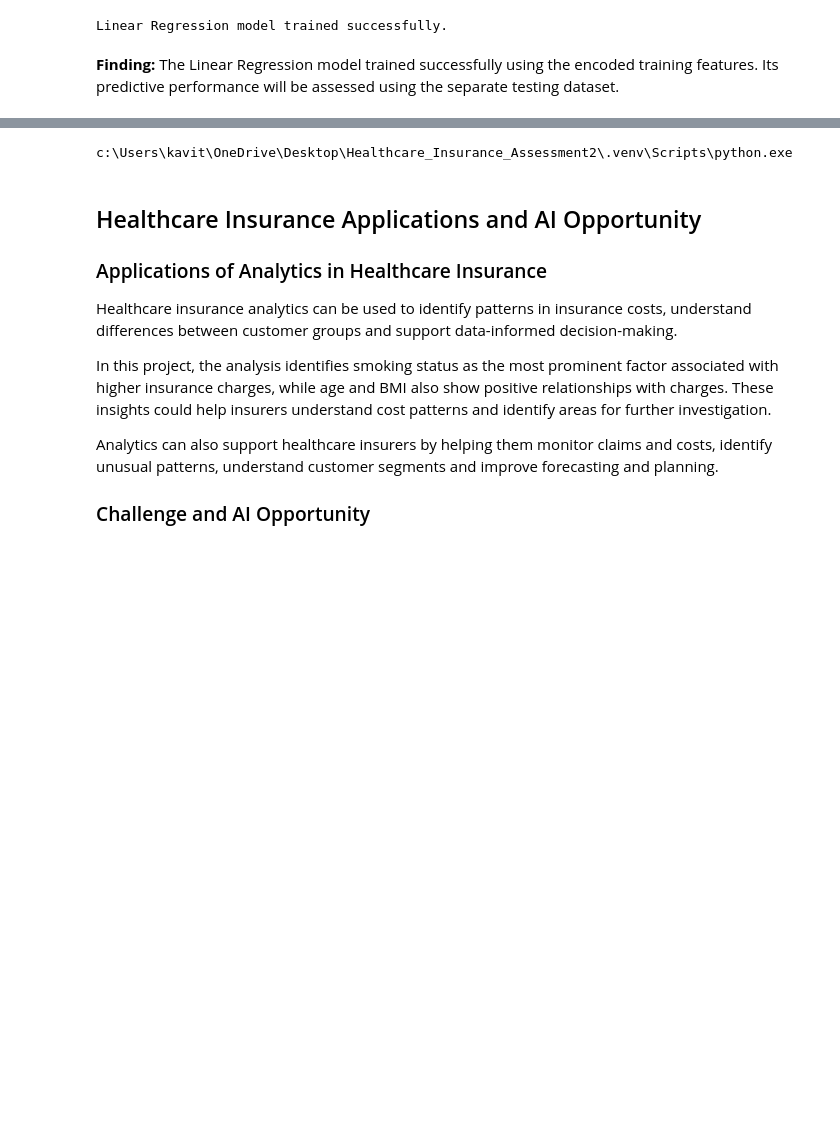
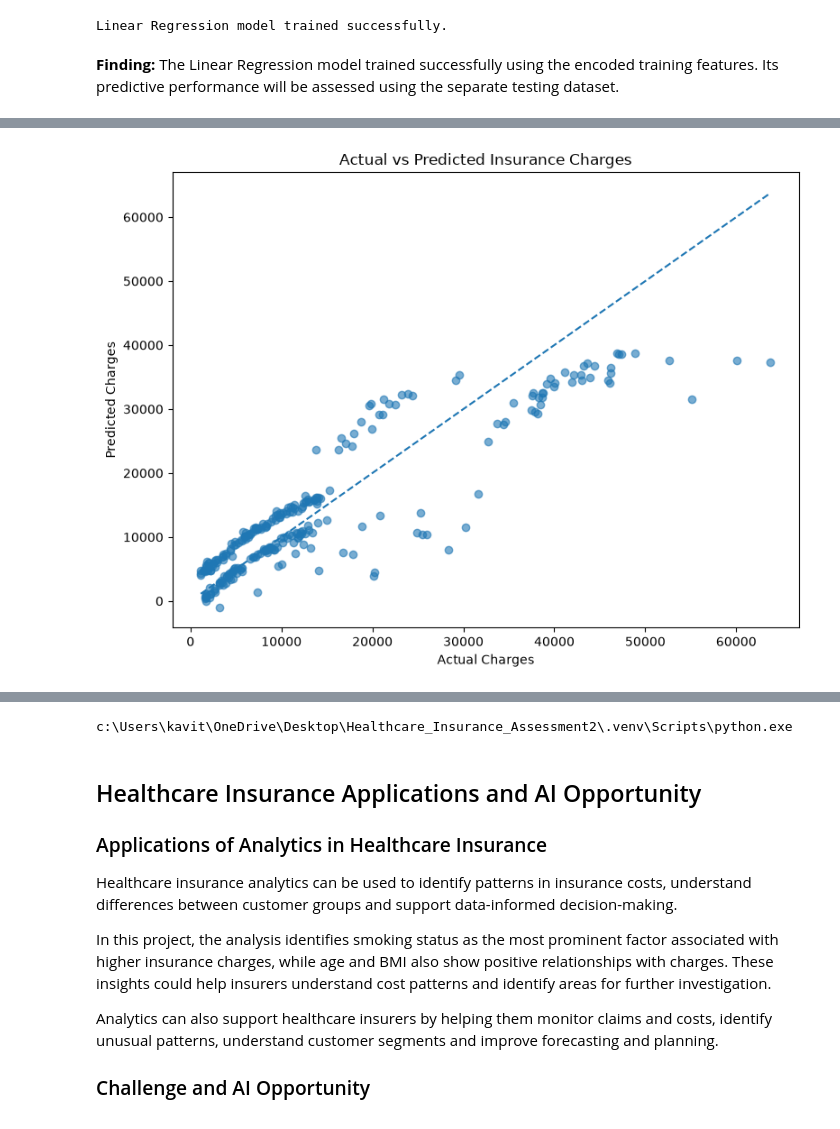
Before and after one commit to kavithasreesai30-del/healthcare-insurance-assessment-2, a Jupyter notebook: notebooks/healthcare_insurance_analysis.ipynb, the cells around one changed output, grey strips where cells are left out. Drawn from its saved outputs; the diff is of its cells as text; code cells hidden in the pictures; blank space fills up the shorter version.

Commit message:
Add Linear Regression prediction evaluation

```diff
--- a/notebooks/healthcare_insurance_analysis.ipynb
+++ b/notebooks/healthcare_insurance_analysis.ipynb
@@ -1698,0 +1707,17 @@ Linear Regression model trained successfully.
+# %%
+# Evaluate the Linear Regression model using the testing data.
+from sklearn.metrics import mean_absolute_error, mean_squared_error, r2_score
+import numpy as np
+
+# Generate predictions for the testing data.
+y_pred = model.predict(X_test)
+
+# Calculate the evaluation metrics.
+mae = mean_absolute_error(y_test, y_pred)
+rmse = np.sqrt(mean_squared_error(y_test, y_pred))
+r2 = r2_score(y_test, y_pred)
+
+# Display the evaluation results.
+print("Mean Absolute Error (MAE):", round(mae, 2))
+print("Root Mean Squared Error (RMSE):", round(rmse, 2))
+print("R² Score:", round(r2, 4))
@@ -1698,0 +1761,22 @@ Linear Regression model trained successfully.
+# %%
+# Visualise actual versus predicted insurance charges.
+import matplotlib.pyplot as plt
+
+plt.figure(figsize=(8, 6))
+
+plt.scatter(y_test, y_pred, alpha=0.6)
+
+# Add a reference line representing perfect predictions.
+plt.plot(
+    [y_test.min(), y_test.max()],
+    [y_test.min(), y_test.max()],
+    linestyle='--'
+)
+
+plt.title('Actual vs Predicted Insurance Charges')
+plt.xlabel('Actual Charges')
+plt.ylabel('Predicted Charges')
+plt.tight_layout()
+plt.show()
+# %% [output]
+[figure, added]
```
Also changed, not shown: parts of 20 cells of this notebook, 1 other file.
